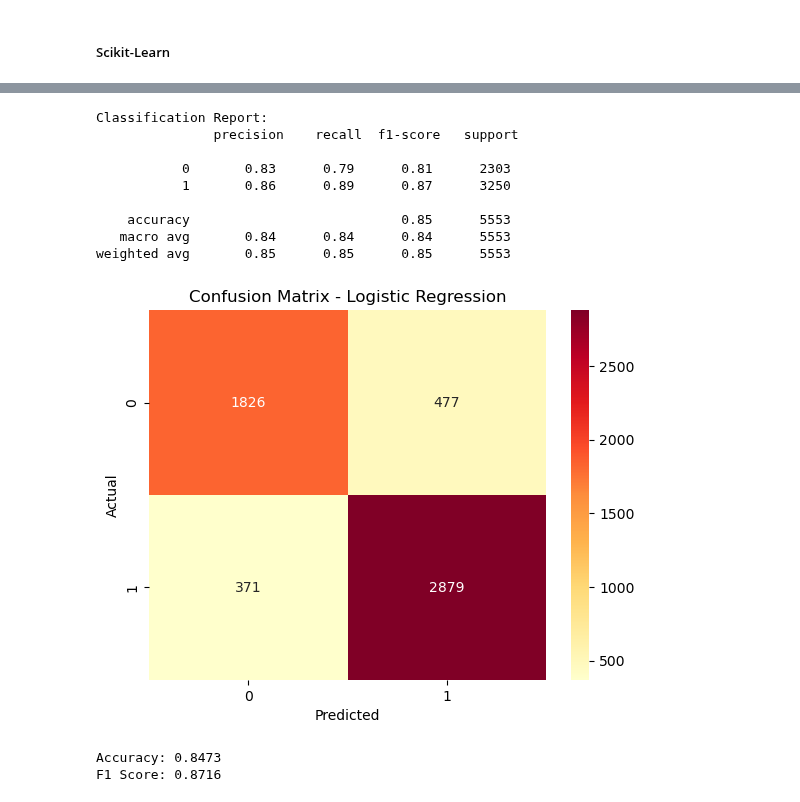
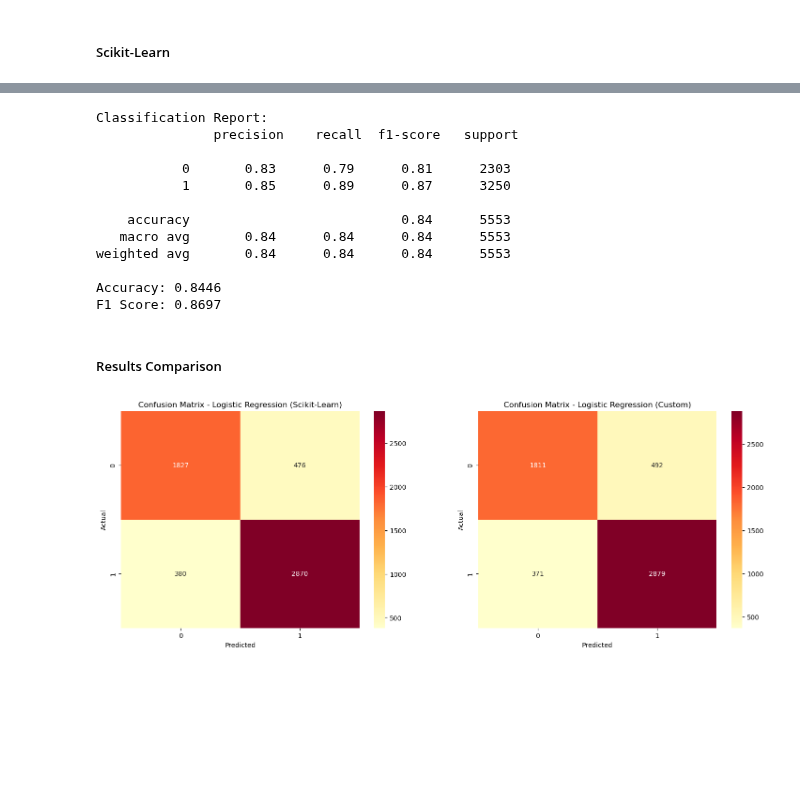
Before and after one commit to Siddharth-Saravanan/Student_Depression_Analysis_and_Prediction_using_Machine_Learning, a Jupyter notebook: student_depression_prediction.ipynb, the cells around one changed output, grey strips where cells are left out. Cells and saved outputs as stored; diff of their text form; code cells hidden in the pictures; blank space fills up the shorter version.

Commit message:
Model Building: Added LR(Custom) + Conf Matrix Plots

```diff
--- a/student_depression_prediction.ipynb
+++ b/student_depression_prediction.ipynb
@@ -1594,3 +1594,12 @@ from sklearn.linear_model import LogisticRegression
 model = LogisticRegression(max_iter=1000)
 model.fit(X_train,y_train)
 y_pred = model.predict(X_test)
+# %%
+from sklearn.metrics import accuracy_score, f1_score, classification_report, confusion_matrix, roc_curve, auc
+
+print("Classification Report:\n", classification_report(y_test, y_pred))
+
+cm_lr_sk = confusion_matrix(y_test, y_pred)
+
+print("Accuracy:", round(accuracy_score(y_test, y_pred),4))
+print("F1 Score:", round(f1_score(y_test, y_pred),4))
@@ -1596,0 +1676,4 @@ y_pred = model.predict(X_test)
+# %%
+model = LogisticRegressionCustom(lr = 0.1)
+model.fit(X_train, y_train)
+y_pred = model.predict(X_test)
@@ -1599,12 +1694,7 @@ from sklearn.metrics import accuracy_score, f1_score, classification_report, con
 
 print("Classification Report:\n", classification_report(y_test, y_pred))
 
-cm = confusion_matrix(y_test, y_pred)
-sns.heatmap(cm, annot=True, fmt="d", cmap="YlOrRd")
-plt.title("Confusion Matrix - Logistic Regression")
-plt.xlabel("Predicted")
-plt.ylabel("Actual")
-plt.show()
+cm_lr_cm = confusion_matrix(y_test, y_pred)
 
 print("Accuracy:", round(accuracy_score(y_test, y_pred),4))
 print("F1 Score:", round(f1_score(y_test, y_pred),4))
@@ -1613,11 +1703,28 @@ Classification Report:
                precision    recall  f1-score   support
 
            0       0.83      0.79      0.81      2303
-           1       0.86      0.89      0.87      3250
+           1       0.85      0.89      0.87      3250
 
-    accuracy                           0.85      5553
+    accuracy                           0.84      5553
    macro avg       0.84      0.84      0.84      5553
-weighted avg       0.85      0.85      0.85      5553
+weighted avg       0.84      0.84      0.84      5553
+
+Accuracy: 0.8446
+F1 Score: 0.8697
-[figure, removed]
-Accuracy: 0.8473
-F1 Score: 0.8716
+# %% [markdown]
+##### Results Comparison
+# %%
+fig, ax = plt.subplots(1, 2, figsize=(18,6))
+
+sns.heatmap(cm_lr_sk, annot=True, fmt="d", cmap="YlOrRd", ax=ax[0])
+ax[0].set_title("Confusion Matrix - Logistic Regression (Scikit-Learn)")
+ax[0].set_xlabel("Predicted")
+ax[0].set_ylabel("Actual")
+
+sns.heatmap(cm_lr_cm, annot=True, fmt="d", cmap="YlOrRd", ax=ax[1])
+ax[1].set_title("Confusion Matrix - Logistic Regression (Custom)")
+ax[1].set_xlabel("Predicted")
+ax[1].set_ylabel("Actual")
+plt.show()
+# %% [output]
+[figure, added]
```
Also changed, not shown: parts of 4 cells of this notebook.
